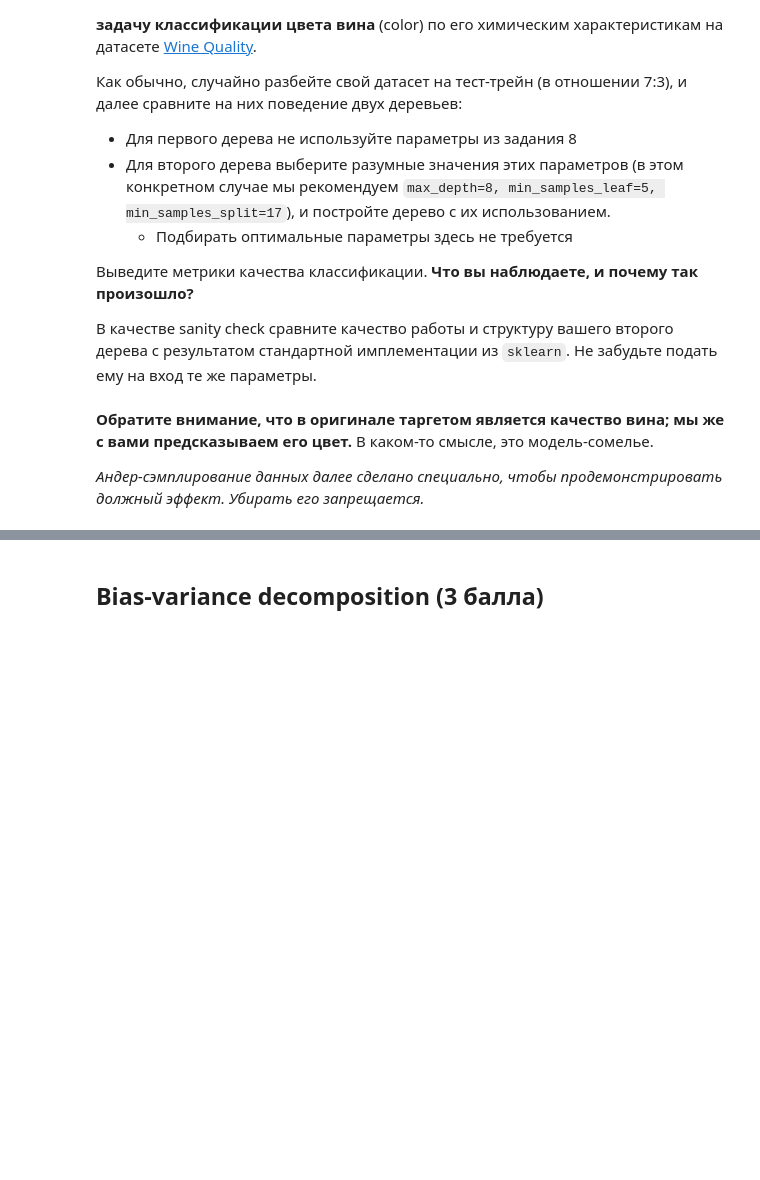
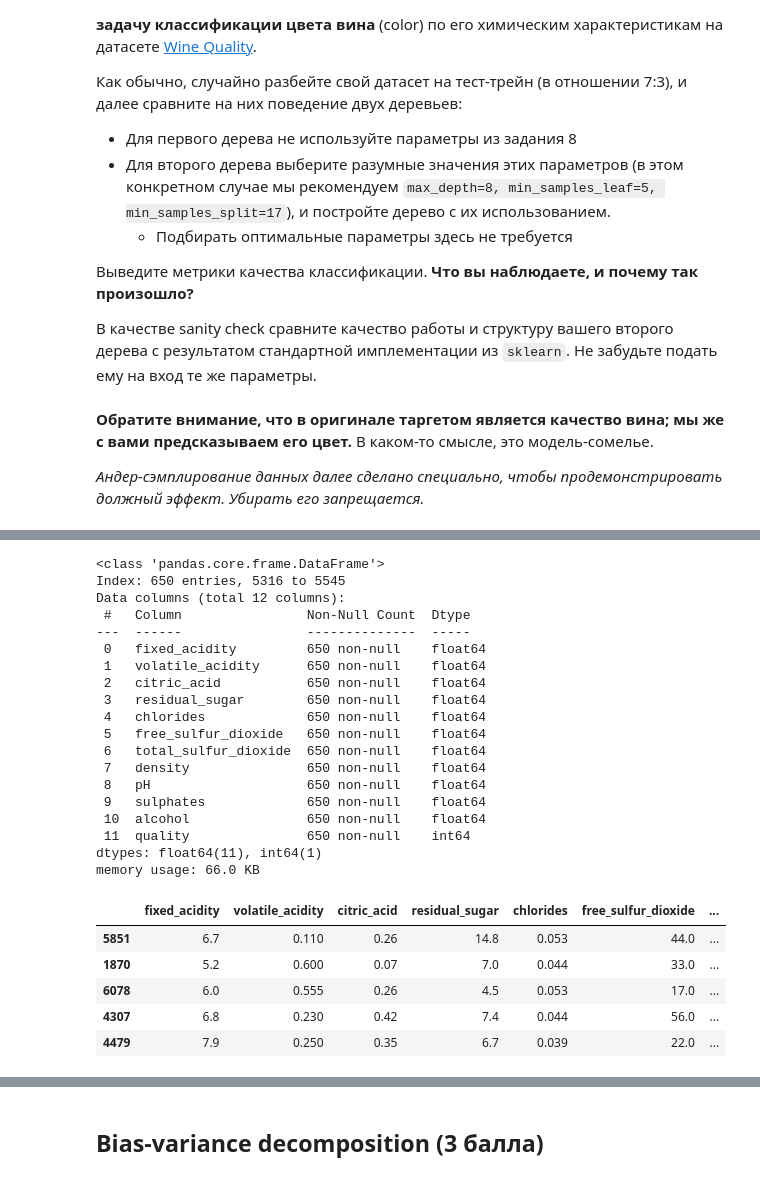
Before and after one commit to 9santa/ml-course-hse, a Jupyter notebook: ml1-2026-spring/homework-practice/homework-practice-05-trees/homework-practice-05-trees.ipynb, the cells around one changed output, grey strips where cells are left out. Saved outputs shown, nothing was run; the diff lists cells and outputs as text; code cells hidden in the pictures; blank space fills up the shorter version.

```diff
--- a/ml1-2026-spring/homework-practice/homework-practice-05-trees/homework-practice-05-trees.ipynb
+++ b/ml1-2026-spring/homework-practice/homework-practice-05-trees/homework-practice-05-trees.ipynb
@@ -827,5 +825,32 @@ X = df.drop(columns=['color'])
 y = df['color']
 # %%
 X.info()
+display(X.sample(5))
+# %% [output]
+<class 'pandas.core.frame.DataFrame'>
+Index: 650 entries, 5316 to 5545
+Data columns (total 12 columns):
+ #   Column                Non-Null Count  Dtype
+---  ------                --------------  -----
+ 0   fixed_acidity         650 non-null    float64
+ 1   volatile_acidity      650 non-null    float64
+ 2   citric_acid           650 non-null    float64
+ 3   residual_sugar        650 non-null    float64
+ 4   chlorides             650 non-null    float64
+ 5   free_sulfur_dioxide   650 non-null    float64
+ 6   total_sulfur_dioxide  650 non-null    float64
+ 7   density               650 non-null    float64
+ 8   pH                    650 non-null    float64
+ 9   sulphates             650 non-null    float64
+ 10  alcohol               650 non-null    float64
+ 11  quality               650 non-null    int64
+dtypes: float64(11), int64(1)
+memory usage: 66.0 KB
+|  | fixed_acidity | volatile_acidity | citric_acid | residual_sugar | chlorides | free_sulfur_dioxide | ... |
+| 5851 | 6.7 | 0.110 | 0.26 | 14.8 | 0.053 | 44.0 | ... |
+| 1870 | 5.2 | 0.600 | 0.07 | 7.0 | 0.044 | 33.0 | ... |
+| 6078 | 6.0 | 0.555 | 0.26 | 4.5 | 0.053 | 17.0 | ... |
+| 4307 | 6.8 | 0.230 | 0.42 | 7.4 | 0.044 | 56.0 | ... |
+| 4479 | 7.9 | 0.250 | 0.35 | 6.7 | 0.039 | 22.0 | ... |
 # %%
 y.info()
```
Also changed, not shown: parts of 13 cells of this notebook.
